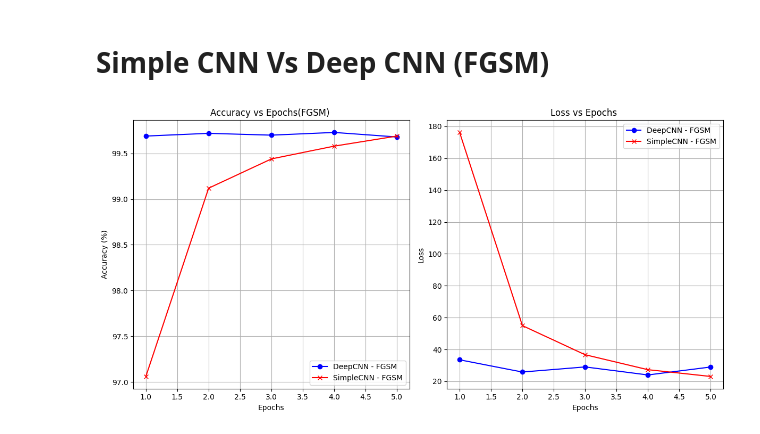
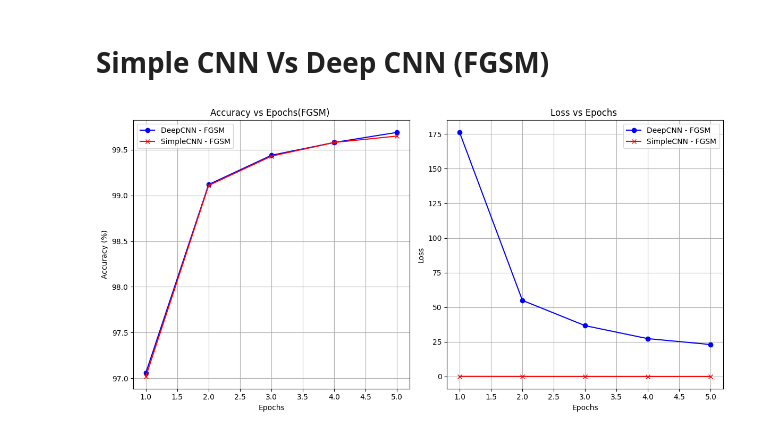
Before and after one commit to pragnasri74/Handwritten-Digit-Recognition-with-adversarial-robustness, a Jupyter notebook: Results.ipynb, the cells around one changed output. Saved outputs shown, nothing was run; the diff lists cells and outputs as text; code cells hidden in the pictures.

```diff
--- a/Results.ipynb
+++ b/Results.ipynb
@@ -133,35 +133,35 @@ deep_cnn_epochs = [1, 2, 3, 4, 5]
 simple_cnn_loss = [0.0958, 0.0289, 0.0186, 0.0133,0.0120]
 simple_cnn_accuracy = [97.02, 99.11, 99.43, 99.58, 99.65]
 
 deep_cnn_loss = [176.1927,54.9552, 36.6784, 27.3101,23.0498]
 deep_cnn_accuracy = [97.06, 99.12, 99.44, 99.58, 99.69]
 
 
 # Plotting Accuracy vs Epoch
 plt.figure(figsize=(12, 6))
 
 # SimpleCNN Accuracy
 plt.subplot(1, 2, 1)
-plt.plot(deep_cnn_epochs, deep_cnn_accuracy_pgd, label='DeepCNN - FGSM', color='blue', marker='o')
-plt.plot(deep_cnn_epochs, deep_cnn_accuracy_fgsm, label='SimpleCNN - FGSM', color='red', marker='x')
+plt.plot(deep_cnn_epochs, deep_cnn_accuracy, label='DeepCNN - FGSM', color='blue', marker='o')
+plt.plot(deep_cnn_epochs, simple_cnn_accuracy, label='SimpleCNN - FGSM', color='red', marker='x')
 plt.title('Accuracy vs Epochs(FGSM) ')
 plt.xlabel('Epochs')
 plt.ylabel('Accuracy (%)')
 plt.legend()
 plt.grid(True)
 
 # Plotting Loss vs Epoch
 plt.subplot(1, 2, 2)
-plt.plot(deep_cnn_epochs, deep_cnn_loss_pgd, label='DeepCNN - FGSM', color='blue', marker='o')
-plt.plot(deep_cnn_epochs, deep_cnn_loss_fgsm, label='SimpleCNN - FGSM', color='red', marker='x')
+plt.plot(deep_cnn_epochs, deep_cnn_loss, label='DeepCNN - FGSM', color='blue', marker='o')
+plt.plot(deep_cnn_epochs, simple_cnn_loss, label='SimpleCNN - FGSM', color='red', marker='x')
 plt.title('Loss vs Epochs ')
 plt.xlabel('Epochs')
 plt.ylabel('Loss')
 plt.legend()
 plt.grid(True)
 
 # Display the plots
 plt.tight_layout()
 plt.show()
 # %% [output]
-[figure, old version]
+[figure, new version]
```
